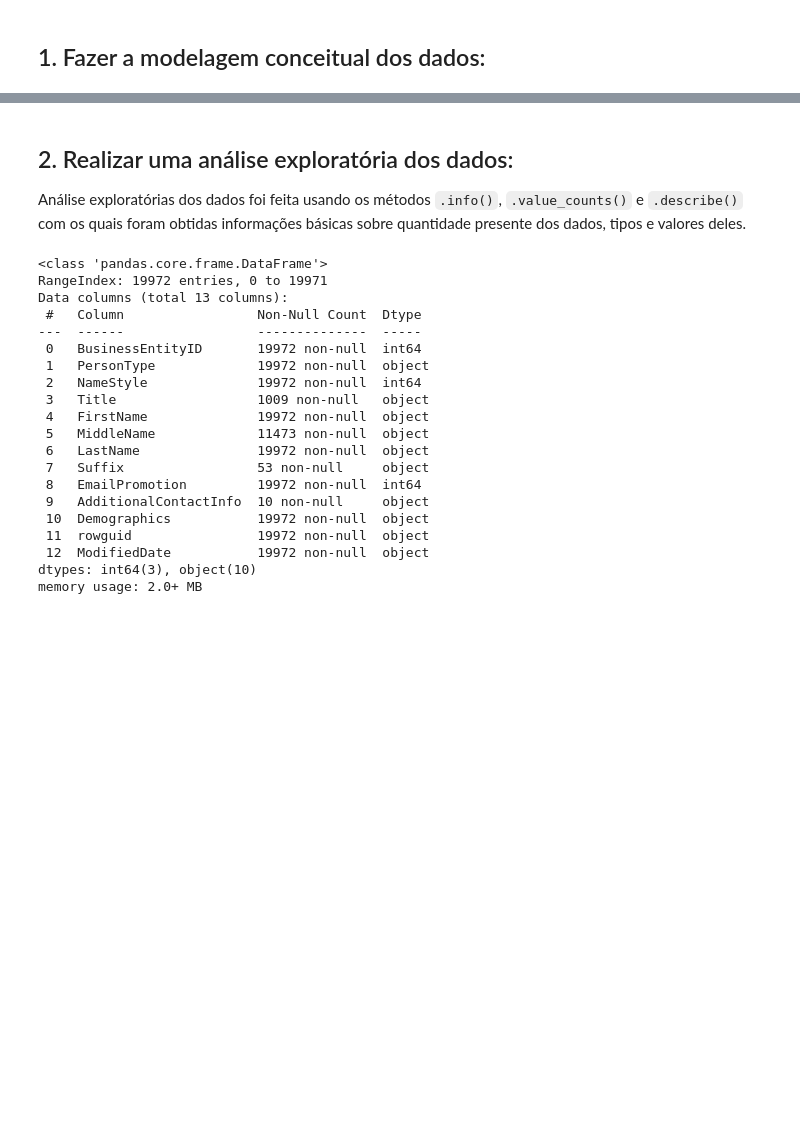
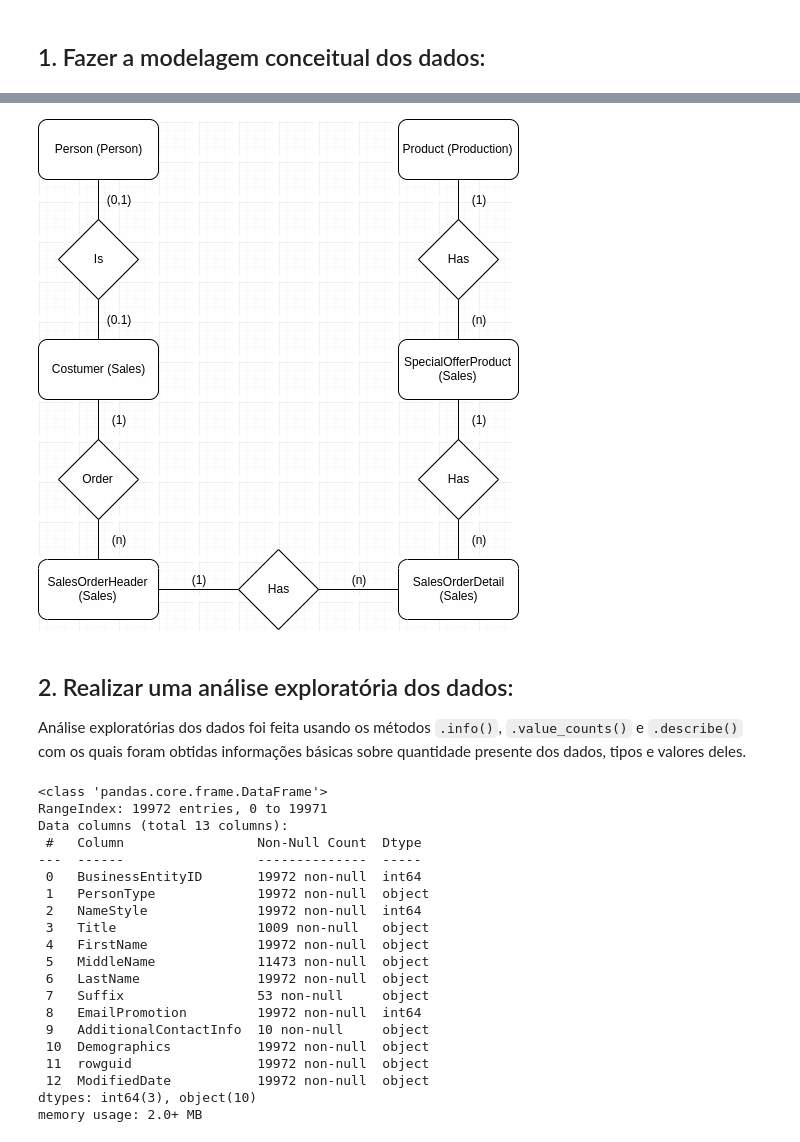
Before and after one commit to Cd4sh/test-data-science, a Jupyter notebook: notebook-pt.ipynb, the cells around one changed output, grey strips where cells are left out. Cells and saved outputs as stored; diff of their text form; code cells hidden in the pictures; blank space fills up the shorter version.

Commit message:
inserting image on notebook

```diff
--- a/notebook-pt.ipynb
+++ b/notebook-pt.ipynb
@@ -34,3 +33,8 @@ sqlite = lambda query: sqldf(query, globals());
+# %%
+from IPython import display
+display.Image("img/conceitual.jpg")
+# %% [output]
+[figure, added]
 # %% [markdown]
 ## 2. Realizar uma análise exploratória dos dados:
 
```
Also changed, not shown: parts of 6 cells of this notebook.
